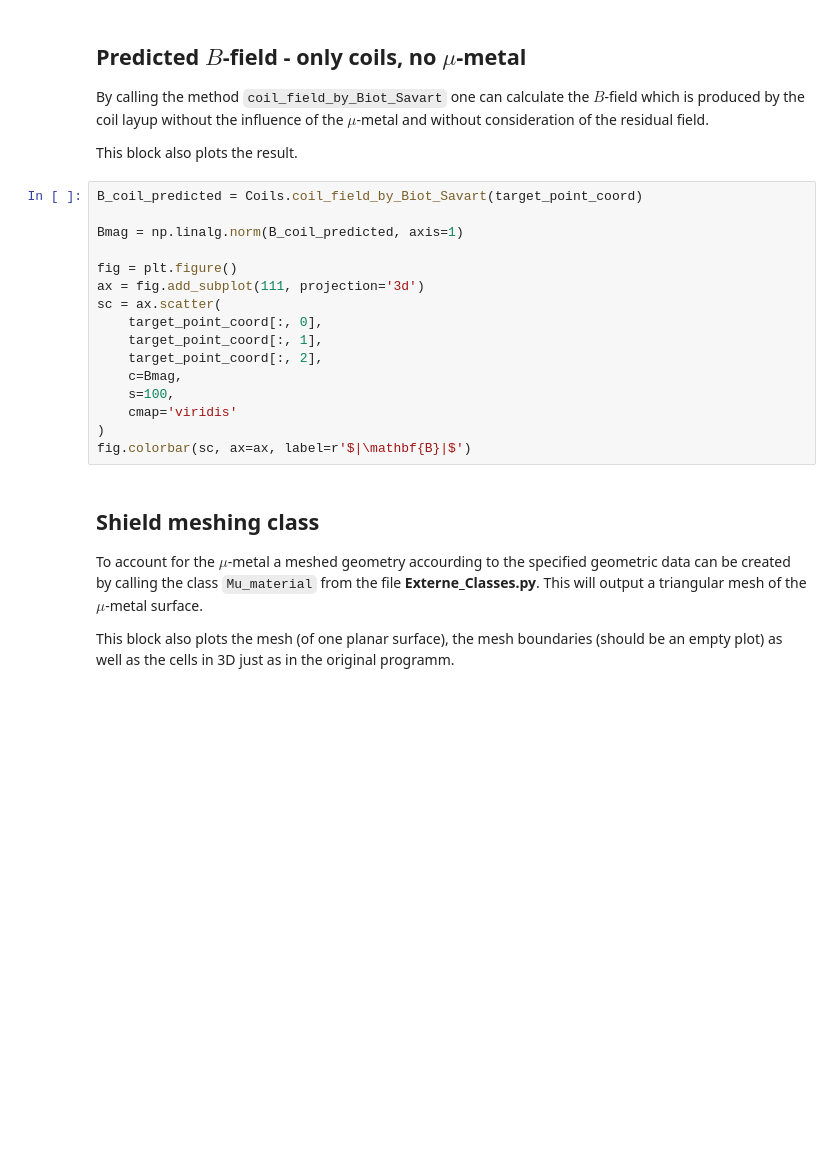
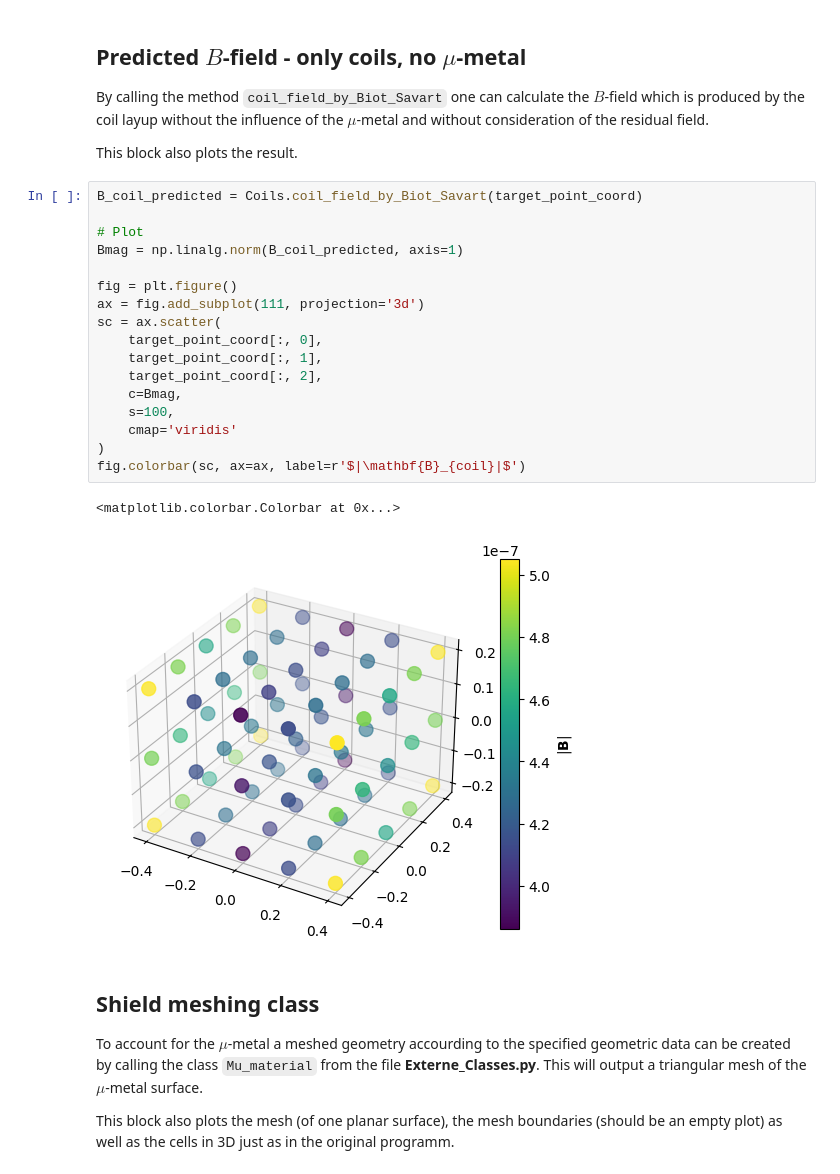
Before and after one commit to GregorBcky/MSR-field_cancelation, a Jupyter notebook: Versuch_1_Auswertung.ipynb, the cells around one changed output. Cells and saved outputs as stored; diff of their text form; blank space fills up the shorter version.

```diff
--- a/Versuch_1_Auswertung.ipynb
+++ b/Versuch_1_Auswertung.ipynb
@@ -173,19 +189,23 @@ This block also plots the result.
 # %%
 B_coil_predicted = Coils.coil_field_by_Biot_Savart(target_point_coord)
 
+# Plot
 Bmag = np.linalg.norm(B_coil_predicted, axis=1)
 
 fig = plt.figure()
 ax = fig.add_subplot(111, projection='3d')
 sc = ax.scatter(
     target_point_coord[:, 0],
     target_point_coord[:, 1],
     target_point_coord[:, 2],
     c=Bmag,
     s=100,
     cmap='viridis'
 )
-fig.colorbar(sc, ax=ax, label=r'$|\mathbf{B}|$')
+fig.colorbar(sc, ax=ax, label=r'$|\mathbf{B}_{coil}|$')
+# %% [output]
+<matplotlib.colorbar.Colorbar at 0x...>
+[figure, added]
 # %% [markdown]
 ## Shield meshing class
 
```
Also changed, not shown: parts of 14 cells of this notebook, 1 other file.
